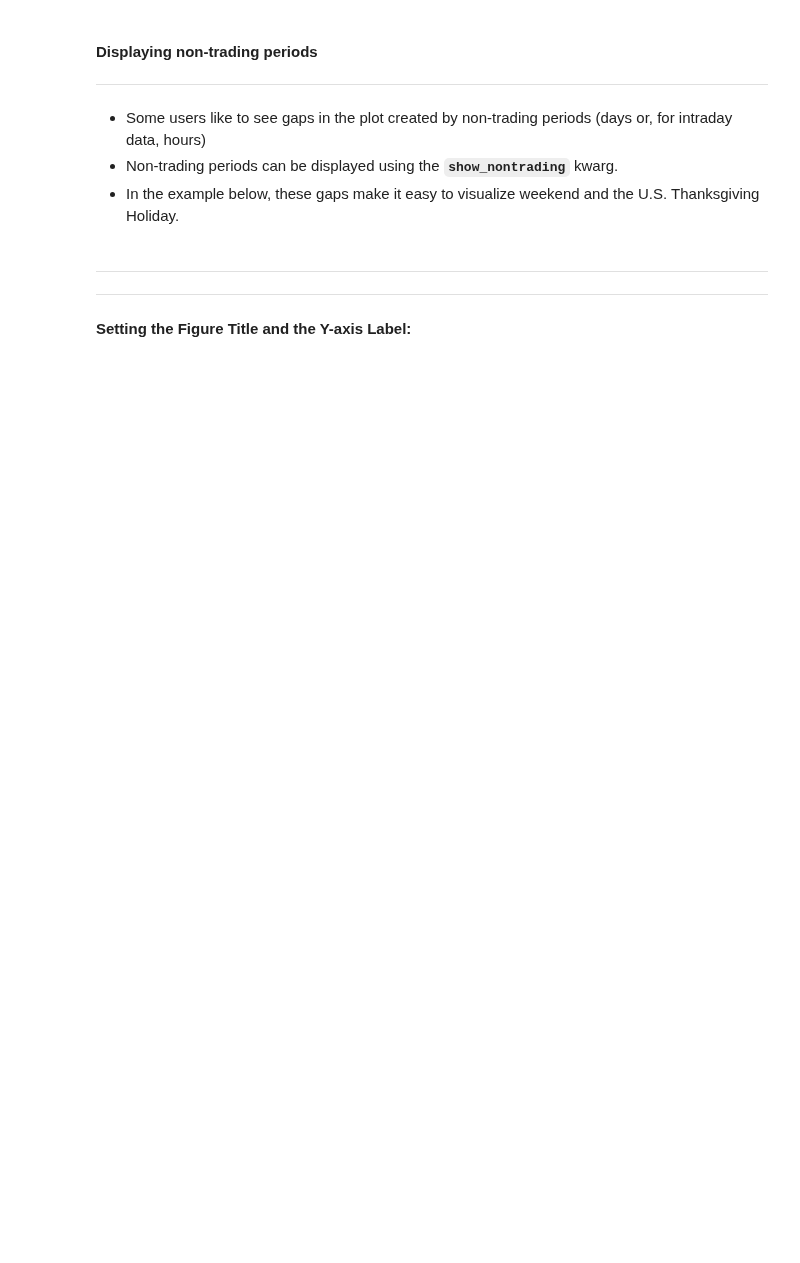
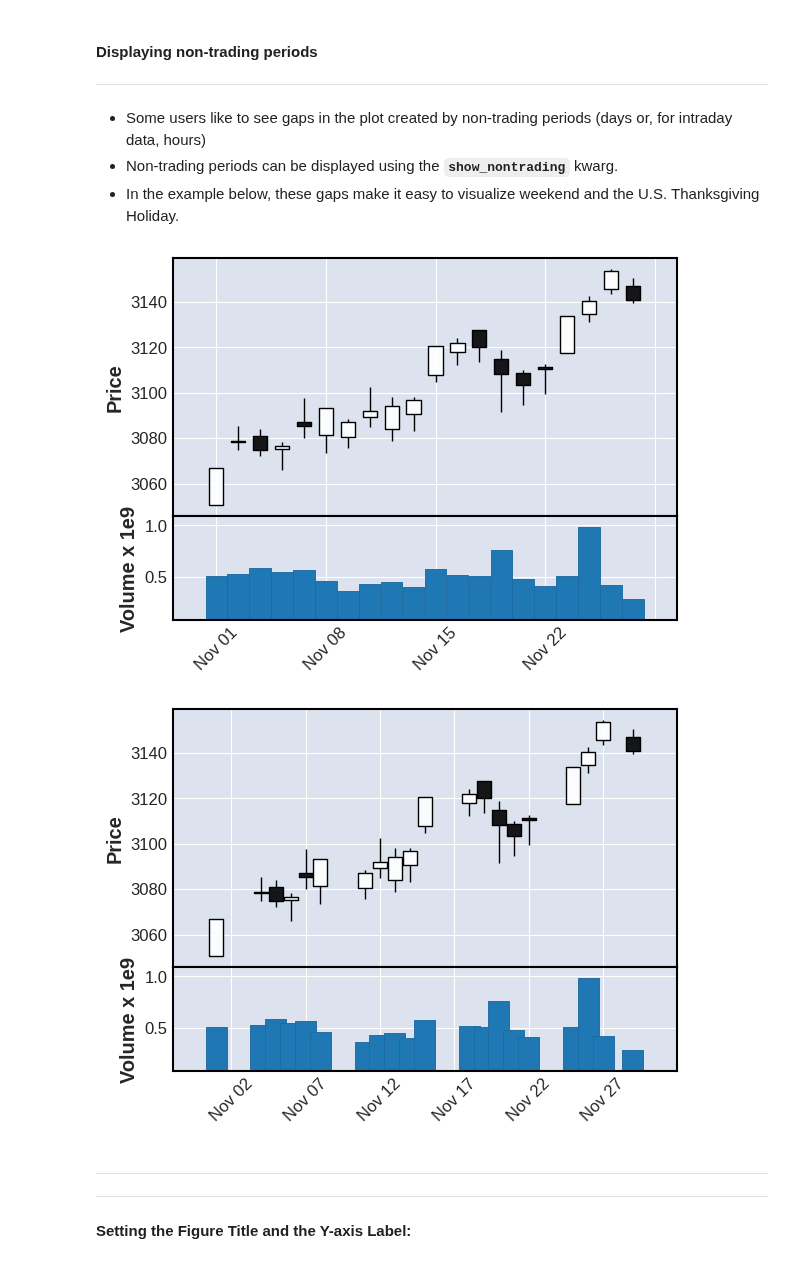
Before and after one commit to matplotlib/mplfinance, a Jupyter notebook: examples/plot_customizations.ipynb, the cells around one changed output. Saved outputs shown, nothing was run; the diff lists cells and outputs as text; code cells hidden in the pictures; blank space fills up the shorter version.

Commit message:
restore examples/plot_customizations.ipynb to before "hollow candle" work

```diff
--- a/examples/plot_customizations.ipynb
+++ b/examples/plot_customizations.ipynb
@@ -67,7 +81,9 @@ daily[daily['Open'] > daily['Close']]
 # %%
 mpf.plot(daily,type='candle',volume=True,figscale=0.9)
-mpf.plot(daily,type='hollow_candle',style='hollow',volume=True,figscale=0.9)
 mpf.plot(daily,type='candle',volume=True,figscale=0.9,show_nontrading=True)
+# %% [output]
+[figure, added]
+[figure, added]
 # %% [markdown]
 ---
 
```
Also changed, not shown: parts of 11 cells of this notebook.
